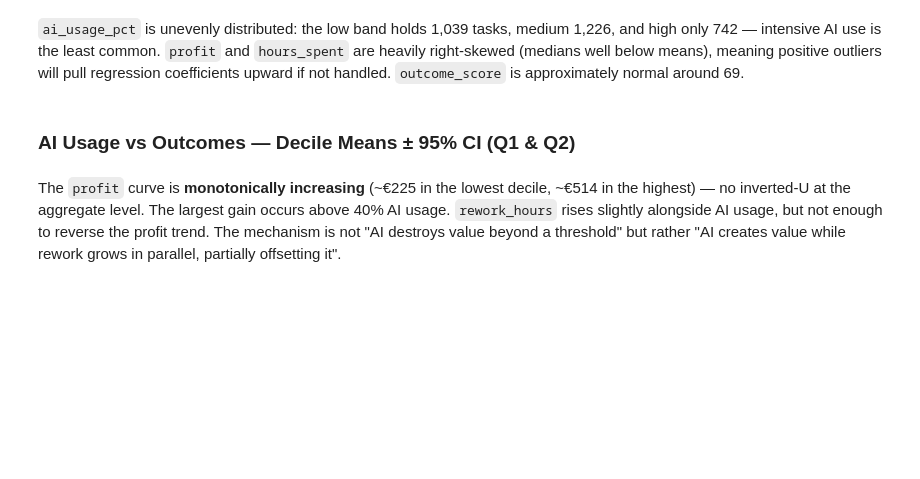
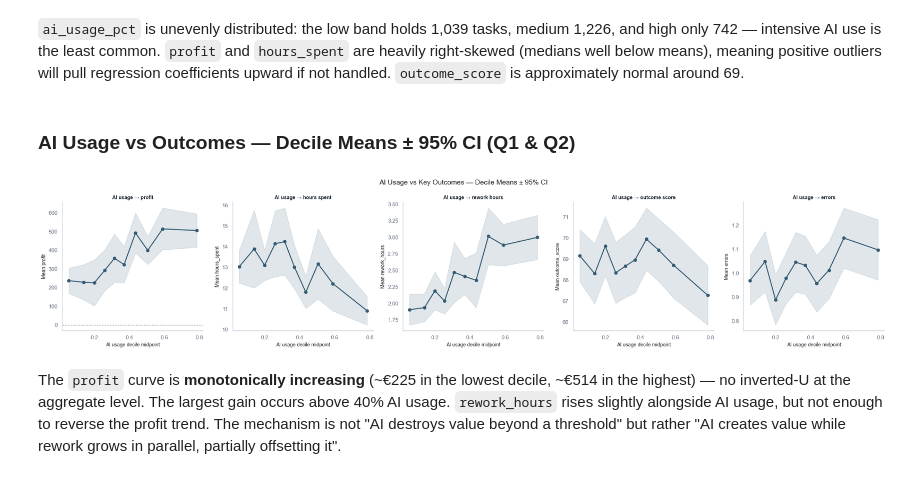
Before and after one commit to tabbba/Machine-Learning-810161, a Jupyter notebook: main.ipynb, the cells around one changed output. Drawn from its saved outputs; the diff is of its cells as text; code cells hidden in the pictures; blank space fills up the shorter version.

```diff
--- a/main.ipynb
+++ b/main.ipynb
@@ -373,33 +455,36 @@ plt.show()
 # %%
 outcome_pairs = [
     ('profit',        'AI usage → profit'),
     ('hours_spent',   'AI usage → hours spent'),
     ('rework_hours',  'AI usage → rework hours'),
     ('outcome_score', 'AI usage → outcome score'),
     ('errors',        'AI usage → errors'),
 ]
 
 fig, axes = plt.subplots(1, 5, figsize=(24, 5))
 
 for ax, (var, title) in zip(axes, outcome_pairs):
     data = df.dropna(subset=['ai_usage_pct', var]).copy()
     data['ai_bin'] = pd.qcut(data['ai_usage_pct'], q=10, duplicates='drop')
     binned = data.groupby('ai_bin', observed=True)[var].agg(['mean', 'sem'])
     midpoints = [iv.mid for iv in binned.index]
     means = binned['mean']
     ci = 1.96 * binned['sem']
 
-    ax.plot(midpoints, means, marker='o', linewidth=2, color='steelblue')
-    ax.fill_between(midpoints, means - ci, means + ci, alpha=0.25, color='steelblue')
+    ax.plot(midpoints, means, marker='o', linewidth=2, color=PRIMARY)
+    ax.fill_between(midpoints, means - ci, means + ci, alpha=0.15, color=PRIMARY)
     if var == 'profit':
-        ax.axhline(0, color='crimson', linewidth=0.8, linestyle='--', alpha=0.6)
+        ax.axhline(0, color=MUTED, linewidth=1, linestyle='--')
     ax.set_title(title, fontsize=10)
-    ax.set_xlabel('ai_usage_pct (decile midpoint)')
-    ax.set_ylabel(f'mean {var}')
+    ax.set_xlabel('AI usage decile midpoint')
+    ax.set_ylabel(f'Mean {var}')
+    finish_ax(ax)
 
 plt.suptitle('AI Usage vs Key Outcomes — Decile Means ± 95% CI', fontsize=14)
 plt.tight_layout()
 plt.show()
+# %% [output]
+[figure, added]
 # %% [markdown]
 The `profit` curve is **monotonically increasing** (~€225 in the lowest decile, ~€514 in the highest) — no inverted-U at the aggregate level. The largest gain occurs above 40% AI usage. `rework_hours` rises slightly alongside AI usage, but not enough to reverse the profit trend. The mechanism is not "AI destroys value beyond a threshold" but rather "AI creates value while rework grows in parallel, partially offsetting it".
 # %% [markdown]
```
Also changed, not shown: parts of 22 cells of this notebook.
